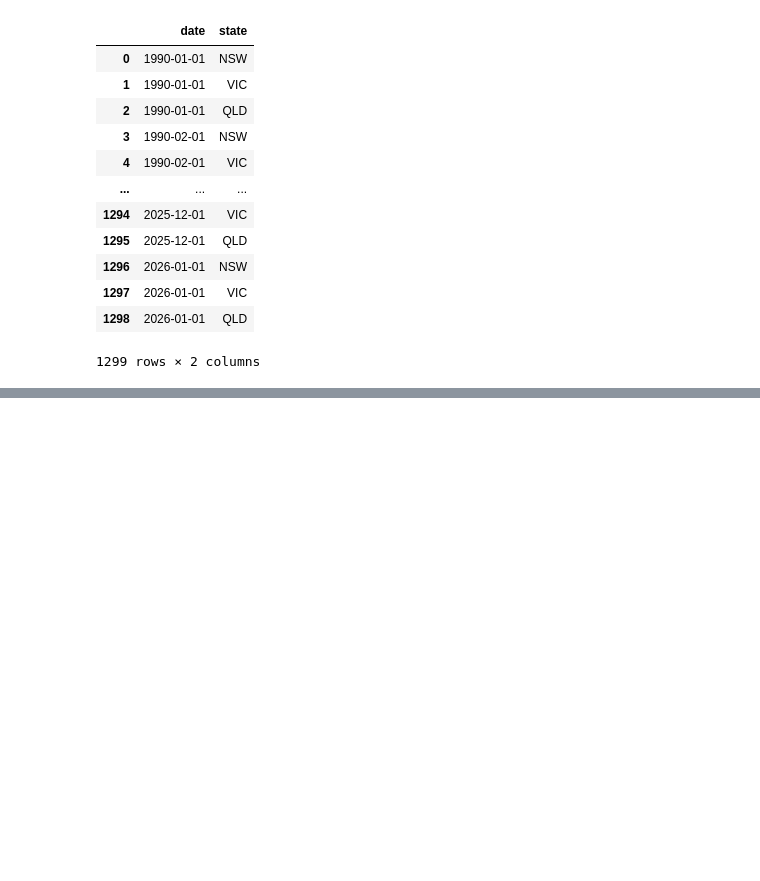
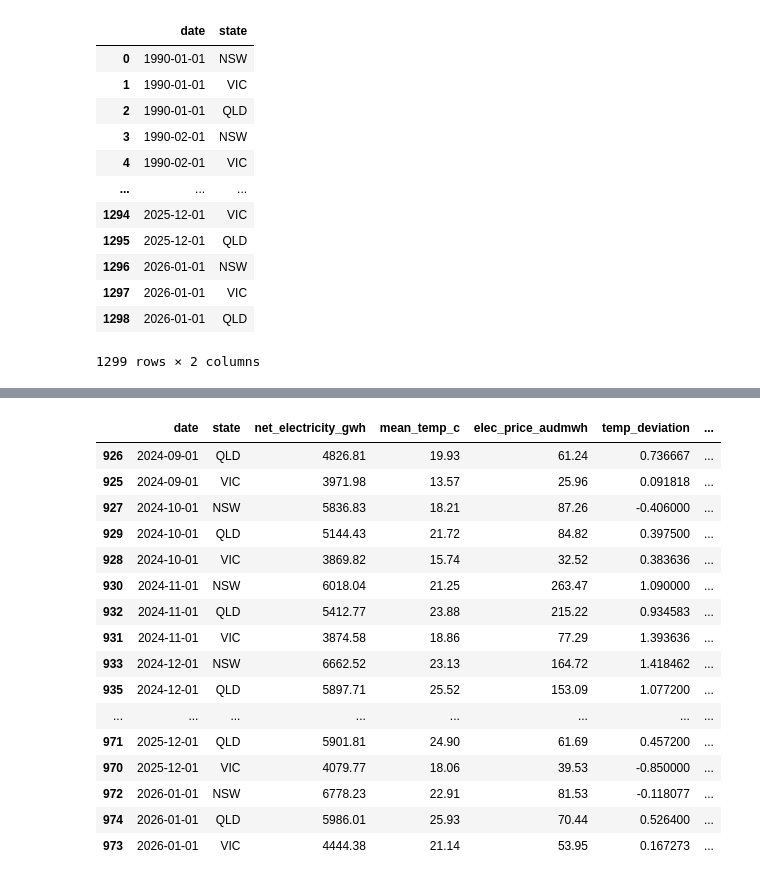
Before and after one commit to DavidP-01/example_analysis_david_p, a Jupyter notebook: supply_electricity_forecasting_features.ipynb, the cells around one changed output, grey strips where cells are left out. Cells and saved outputs as stored; diff of their text form; code cells hidden in the pictures; blank space fills up the shorter version.

```diff
--- a/supply_electricity_forecasting_features.ipynb
+++ b/supply_electricity_forecasting_features.ipynb
@@ -425,7 +422,36 @@ file = [s for s in os.listdir(data_folder) if s.endswith('.parquet')]
 # %%
+# import all parquets
+data_folder = os.path.join(os.getcwd(), r'features')
+#get list of CSV names in folder
+file = [s for s in os.listdir(data_folder) if s.endswith('.parquet')]
+
+#move all features to list
 list_features = []
 for i in file:
     path = os.path.join(data_folder,i)
-    print('Imported: '+str(path))
+    #print('Imported: '+str(path))
 
     list_features.append(pd.read_parquet(path))
+
+# join all tables
+for i in range(len(list_features)):
+    feature_df = feature_df.merge(list_features[i], left_on=['date','state'] , right_on=['date','state'])
+
+#rename columns
+feature_df = feature_df.rename(columns = {'date':'date',
+                                            'state':'state',
+                                            'net_electricity_gwh':'net_electricity_gwh',
+                                            'temperature_mean_c':'mean_temp_c',
+                                            'volume_weighted_price_audmwh':'elec_price_audmwh',
+                                            'temp_diversion_from_month_mean':'temp_deviation',
+                                            'population':'state_population',
+                                            'solar_exposure':'solar_exposure',
+                                            'avgmax_temp':'average_max_temp'})
+
+#add a number 't' for the date for modelling.
+min_day = feature_df['date'].min().toordinal()
+feature_df['t'] = feature_df['date'].apply(lambda x: x.toordinal()) - min_day
+
+#add indicators for state
+dummy = pd.get_dummies(feature_df['state'], drop_first=True, dtype=int)
+feature_df = pd.concat([feature_df, dummy], axis=1)
@@ -437,2 +458,7 @@ Imported: c:\Users\david\Google Drive\Portfolio\example_analysis_david_p\feature
 # %%
-feature_df = feature_df.merge(list_features[0], left_on=['date','state'] , right_on=['date','state'])
+#output data to parquet
+data_folder = os.path.join(os.getcwd(), r'final features')
+file_name = r'final_features.parquet'
+
+path = os.path.join(data_folder,file_name)
+feature_df.to_parquet(path)
@@ -454,0 +465,20 @@ feature_df
+# %%
+feature_df.sort_values(['date','state'])
+# %% [output]
+|  | date | state | net_electricity_gwh | mean_temp_c | elec_price_audmwh | temp_deviation | ... |
+| 926 | 2024-09-01 | QLD | 4826.81 | 19.93 | 61.24 | 0.736667 | ... |
+| 925 | 2024-09-01 | VIC | 3971.98 | 13.57 | 25.96 | 0.091818 | ... |
+| 927 | 2024-10-01 | NSW | 5836.83 | 18.21 | 87.26 | -0.406000 | ... |
+| 929 | 2024-10-01 | QLD | 5144.43 | 21.72 | 84.82 | 0.397500 | ... |
+| 928 | 2024-10-01 | VIC | 3869.82 | 15.74 | 32.52 | 0.383636 | ... |
+| 930 | 2024-11-01 | NSW | 6018.04 | 21.25 | 263.47 | 1.090000 | ... |
+| 932 | 2024-11-01 | QLD | 5412.77 | 23.88 | 215.22 | 0.934583 | ... |
+| 931 | 2024-11-01 | VIC | 3874.58 | 18.86 | 77.29 | 1.393636 | ... |
+| 933 | 2024-12-01 | NSW | 6662.52 | 23.13 | 164.72 | 1.418462 | ... |
+| 935 | 2024-12-01 | QLD | 5897.71 | 25.52 | 153.09 | 1.077200 | ... |
+| ... | ... | ... | ... | ... | ... | ... | ... |
+| 971 | 2025-12-01 | QLD | 5901.81 | 24.90 | 61.69 | 0.457200 | ... |
+| 970 | 2025-12-01 | VIC | 4079.77 | 18.06 | 39.53 | -0.850000 | ... |
+| 972 | 2026-01-01 | NSW | 6778.23 | 22.91 | 81.53 | -0.118077 | ... |
+| 974 | 2026-01-01 | QLD | 5986.01 | 25.93 | 70.44 | 0.526400 | ... |
+| 973 | 2026-01-01 | VIC | 4444.38 | 21.14 | 53.95 | 0.167273 | ... |
```
Also changed, not shown: parts of 10 cells of this notebook, 6 other files.
